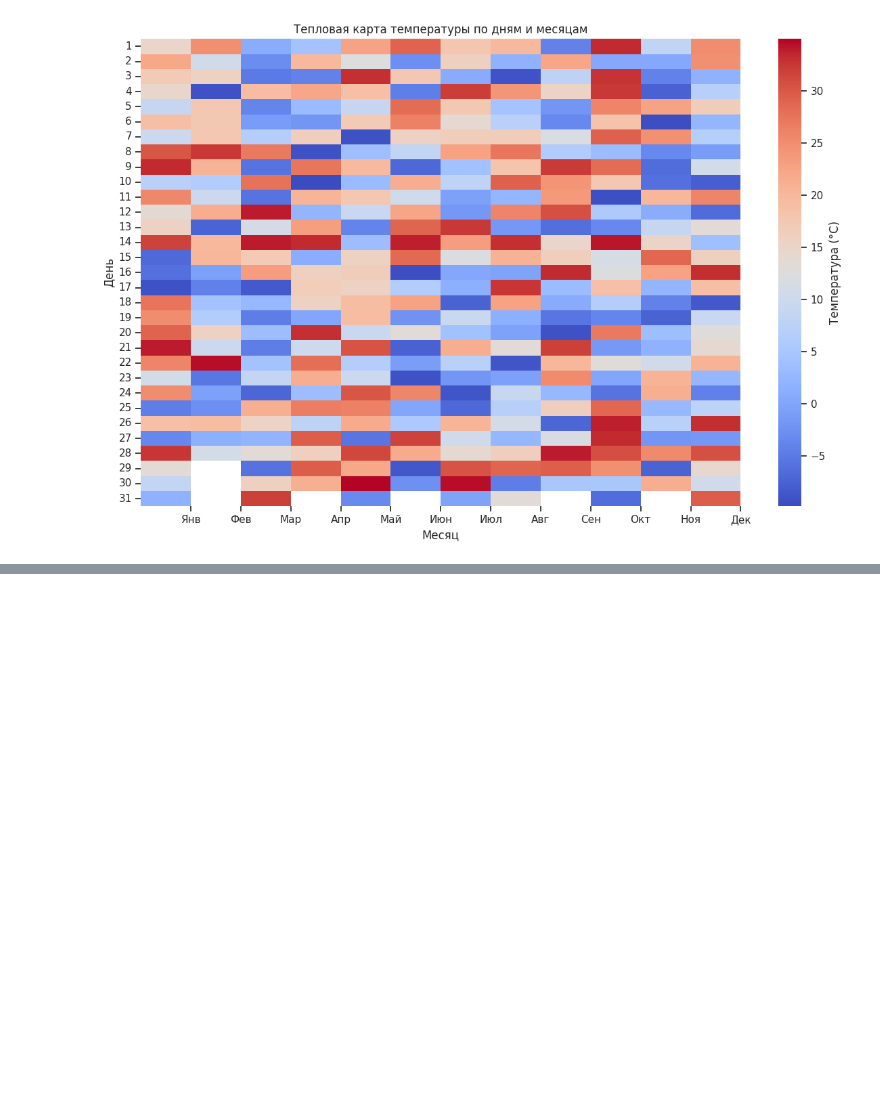
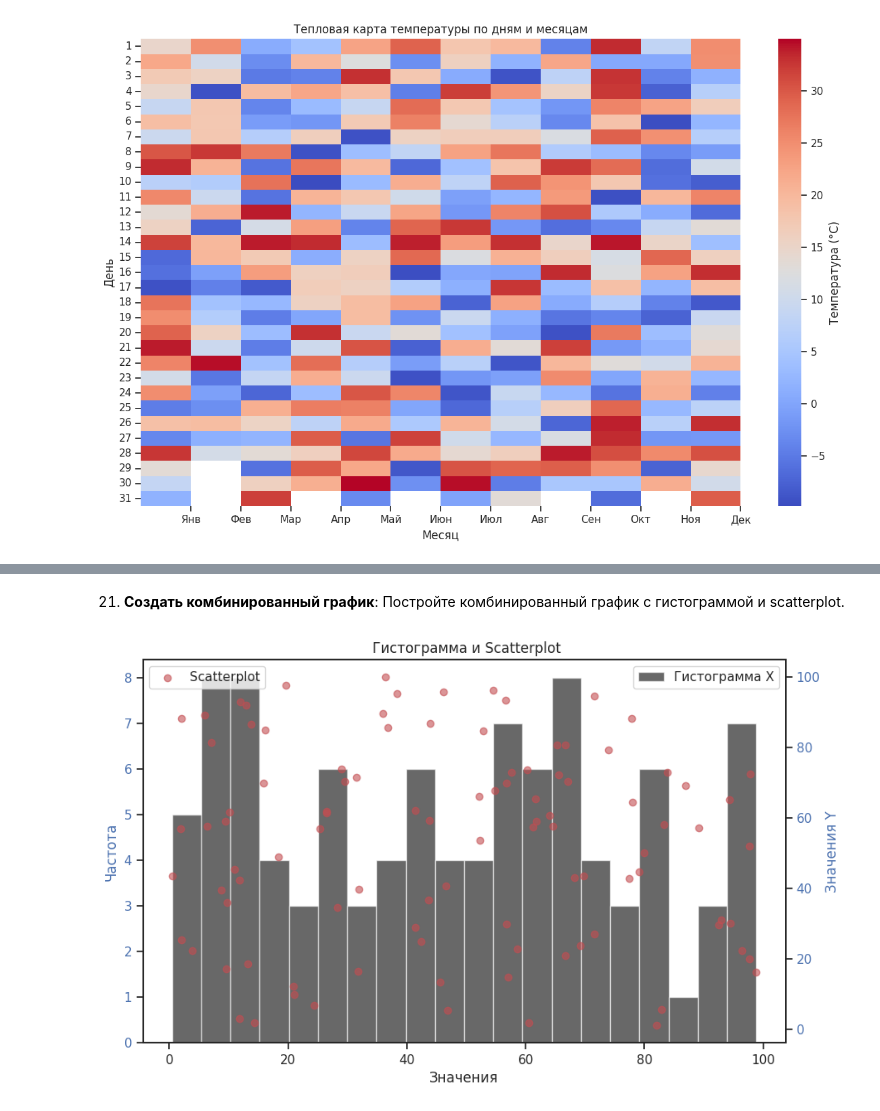
Before and after one commit to Daarlens/ProBook, a Jupyter notebook: Библиотека_Seaborn.ipynb, the cells around one changed output, grey strips where cells are left out. Saved outputs shown, nothing was run; the diff lists cells and outputs as text; code cells hidden in the pictures; blank space fills up the shorter version.

```diff
--- a/Библиотека_Seaborn.ipynb
+++ b/Библиотека_Seaborn.ipynb
@@ -953,0 +980,29 @@ WARNING:matplotlib.legend:No artists with labels found to put in legend.  Note t
+# %% [markdown]
+21. **Создать комбинированный график**: Постройте комбинированный график с гистограммой и scatterplot.
+# %%
+import pandas as pd
+import numpy as np
+import matplotlib.pyplot as plt
+np.random.seed(0)
+x = np.random.rand(100) * 100  #Случайные значения по оси X
+y = np.random.rand(100) * 100  #Случайные значения по оси Y
+# Создание фигуры и осей
+fig, ax1 = plt.subplots(figsize=(10, 6))
+# Построение гистограммы на первом графике
+ax1.hist(x, bins=20, alpha=0.6, color='#030303', label='Гистограмма X')
+ax1.set_xlabel('Значения')
+ax1.set_ylabel('Частота', color='b')
+ax1.tick_params(axis='y', labelcolor='b')
+
+# Создание второй оси Y для scatterplot
+ax2 = ax1.twinx()
+ax2.scatter(x, y, color='r', label='Scatterplot', alpha=0.6)
+ax2.set_ylabel('Значения Y', color='b')
+ax2.tick_params(axis='y', labelcolor='b')
+# Добавление легенды
+ax1.legend(loc='upper right')
+ax2.legend(loc='upper left')
+plt.title(' Гистограмма и Scatterplot')
+plt.show()
+# %% [output]
+[figure, added]
```
Also changed, not shown: parts of 20 cells of this notebook.
